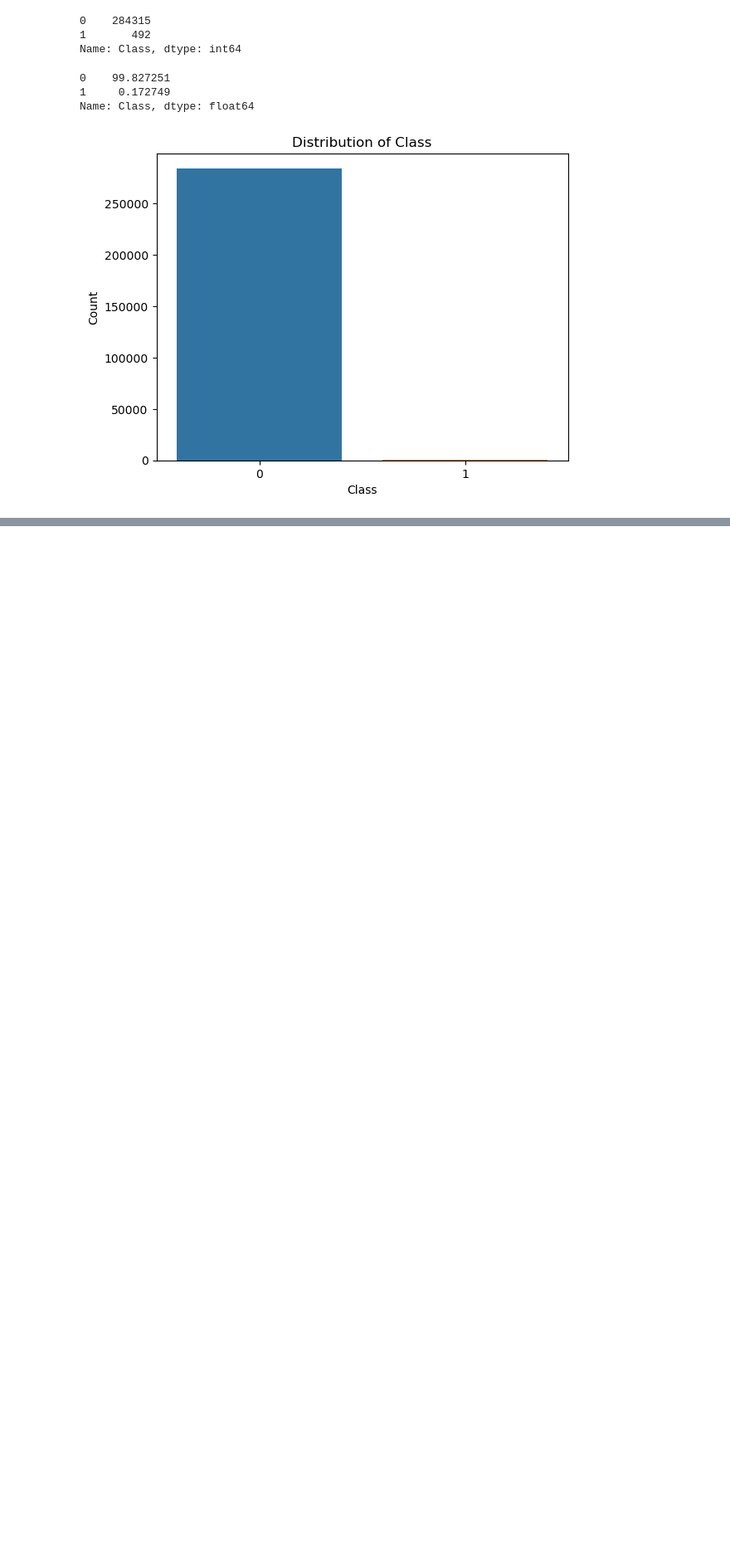
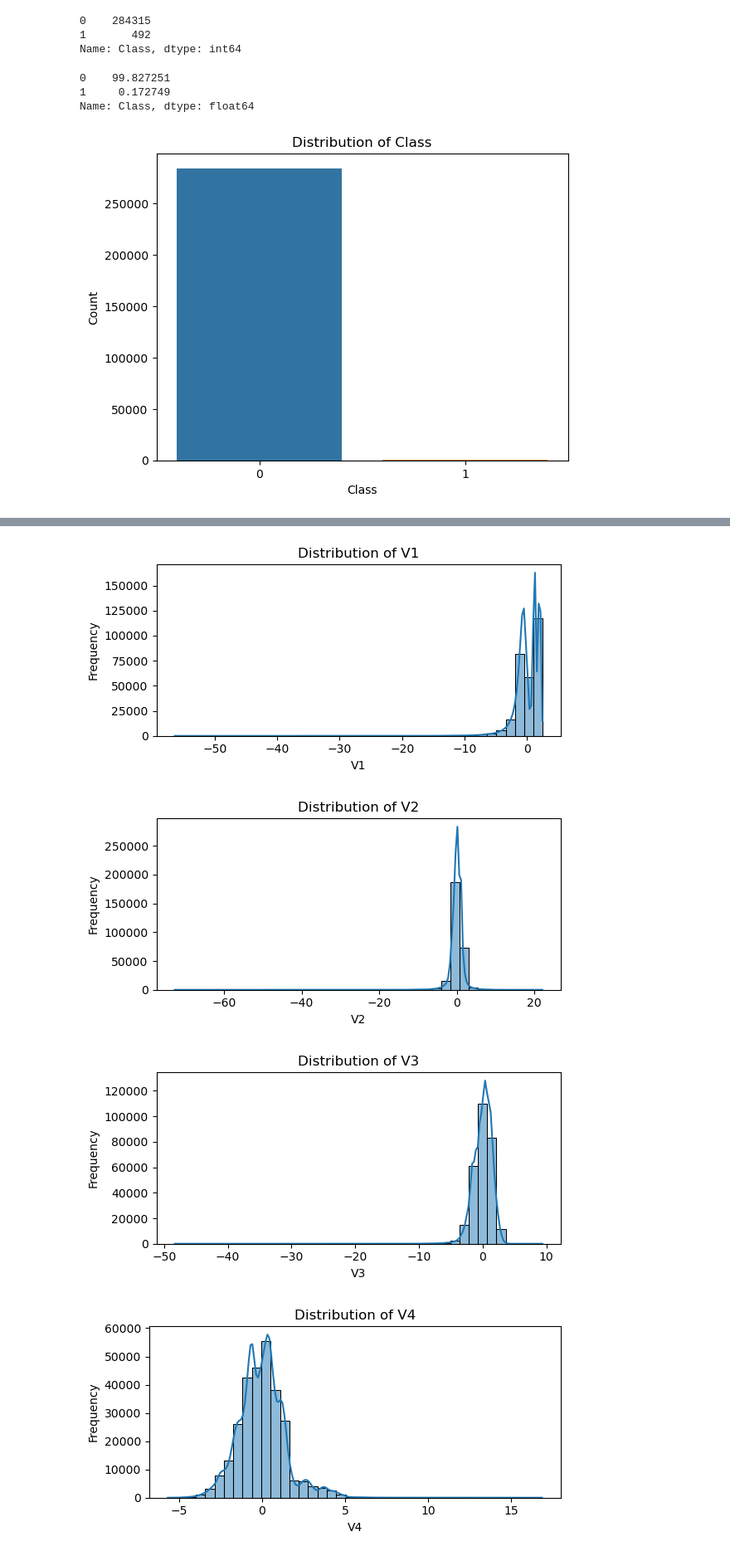
Before and after one commit to GawaleDhanshri/Credit-Card-Fraud-Detection, a Jupyter notebook: Credit Card Fraud Detection.ipynb, the cells around one changed output, grey strips where cells are left out. Shown: that part at 83% size. Cells and saved outputs as stored; diff of their text form; code cells hidden in the pictures; blank space fills up the shorter version.

```diff
--- a/Credit Card Fraud Detection.ipynb
+++ b/Credit Card Fraud Detection.ipynb
@@ -119,0 +138,18 @@ plt.show()
+# %%
+# Extract V features
+v_features = [f'V{i}' for i in range(1, 29)]
+
+# Plot each V feature
+for v in v_features:
+    plt.figure(figsize=(6, 3))
+    sns.histplot(df[v], kde=True, bins=40)
+    plt.title(f"Distribution of {v}")
+    plt.xlabel(v)
+    plt.ylabel("Frequency")
+    plt.tight_layout()
+    plt.show()
+# %% [output]
+[figure, added]
+[figure, added]
+[figure, added]
+[figure, added]
```
Also changed, not shown: parts of 4 cells of this notebook.
